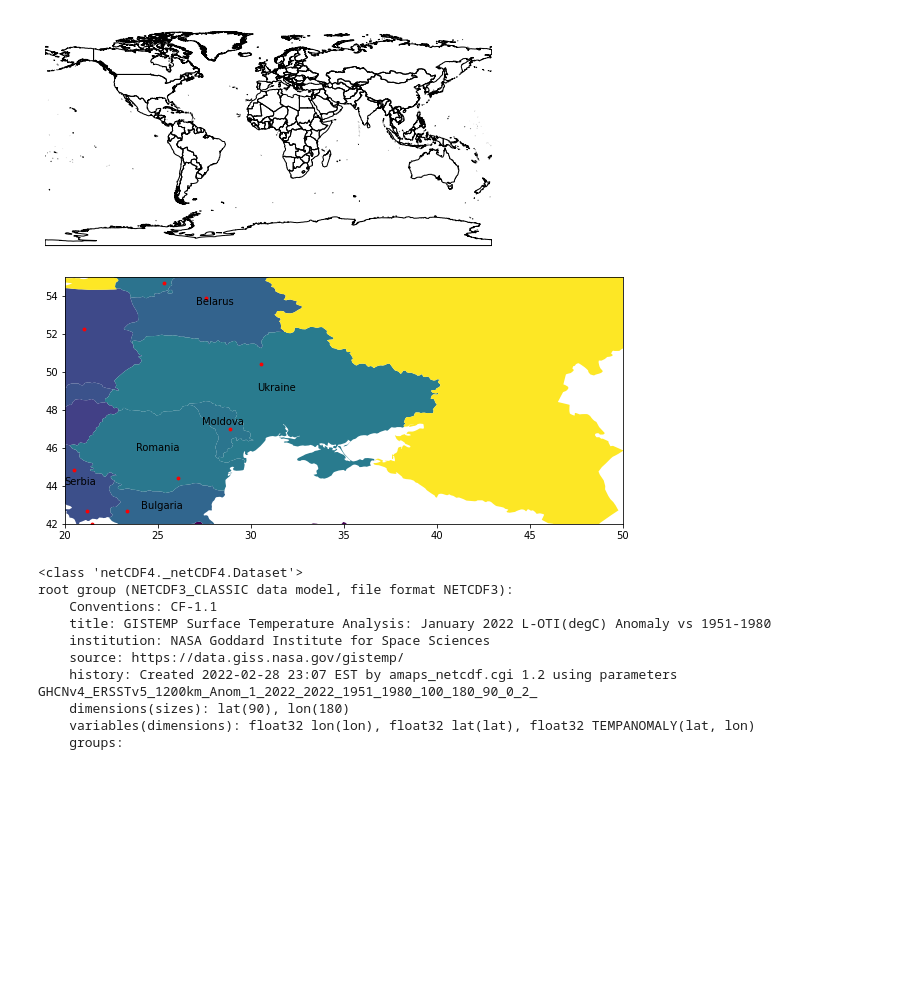
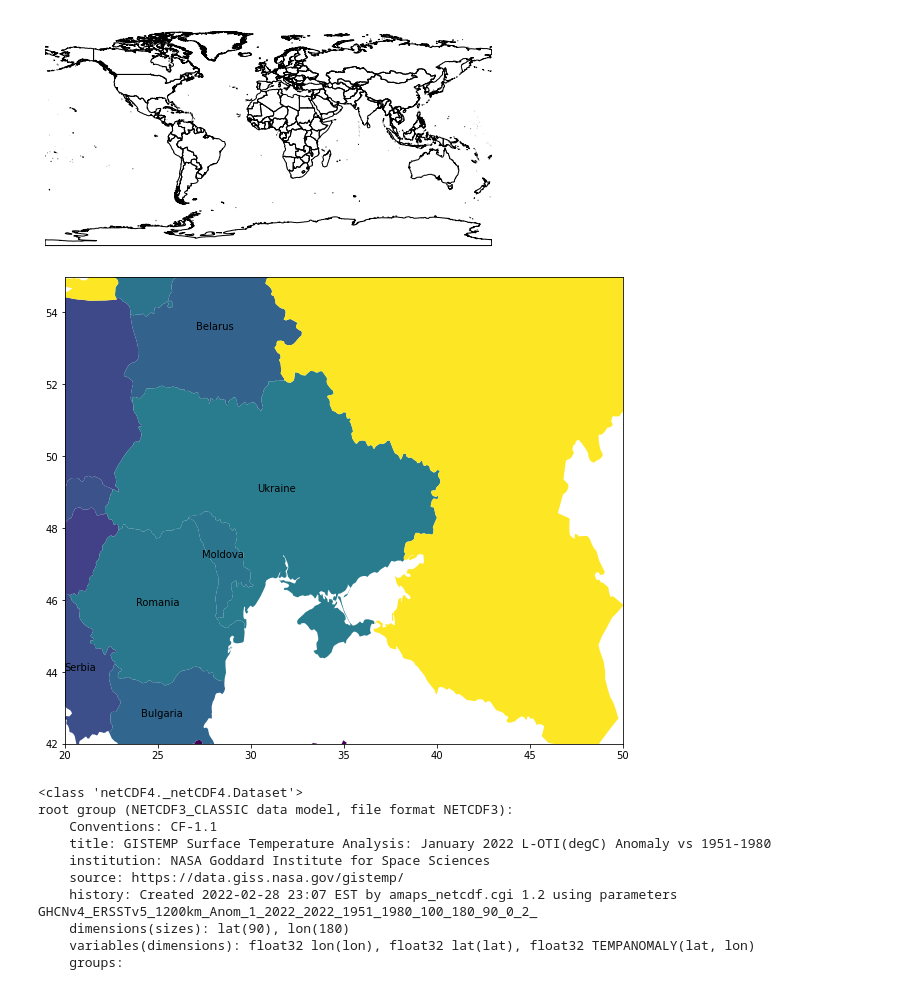
Before and after one commit to minchen-wisc/FWE375_SP22, a Jupyter notebook: Lec11/Lec11.ipynb, the cells around one changed output. Drawn from its saved outputs; the diff is of its cells as text; code cells hidden in the pictures; blank space fills up the shorter version.

```diff
--- a/Lec11/Lec11.ipynb
+++ b/Lec11/Lec11.ipynb
@@ -99,18 +117,17 @@ gplt.polyplot(world)
 # %%
 world = gpd.read_file("World_Countries_shp/World_Countries__Generalized_.shp")
 Ukraine = world.loc[world['COUNTRYAFF'].isin(['Ukraine', 'Belarus','Russian Federation',
                                               'Moldova', 'Romania','Poland','Bulgaria',
                                               'Turkey','Serbia','Hungary','Slovakia','Lithuania'])]
 fig, ax = plt.subplots(figsize=(10,10))
 Ukraine.plot(ax=ax, column='FID')
 ax.set_xlim(20, 50)
 ax.set_ylim(42, 55)
-cities.plot(ax=ax, marker='o', color='red', markersize=8)
 
 for i,c in Ukraine.iterrows():
     ax.annotate(text=c["COUNTRYAFF"], xy=c.geometry.centroid.coords[0], ha='center')
 # %% [output]
-[figure, old version]
+[figure, new version]
 # %%
 import netCDF4 as nc
 ds = nc.Dataset("amaps.nc")
```
Also changed, not shown: parts of 6 cells of this notebook, 27 other files.
